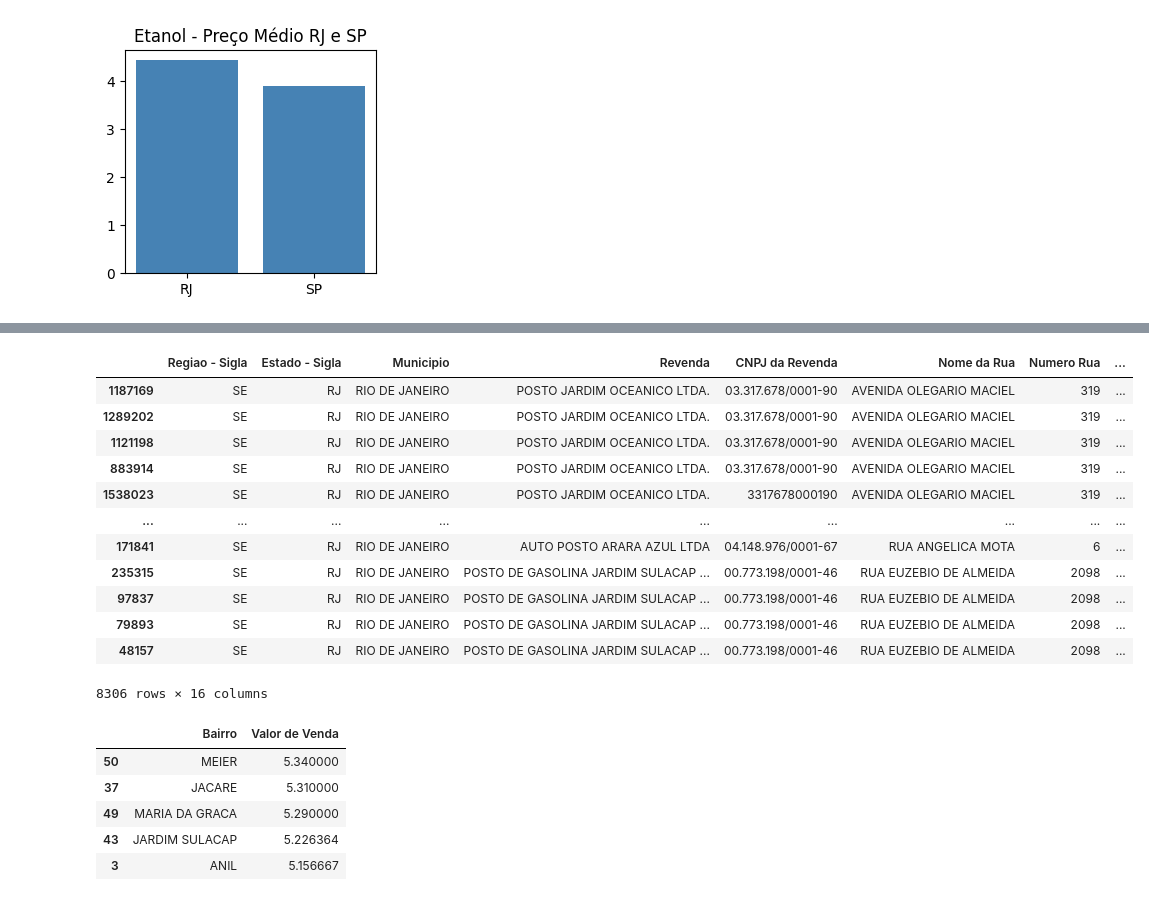
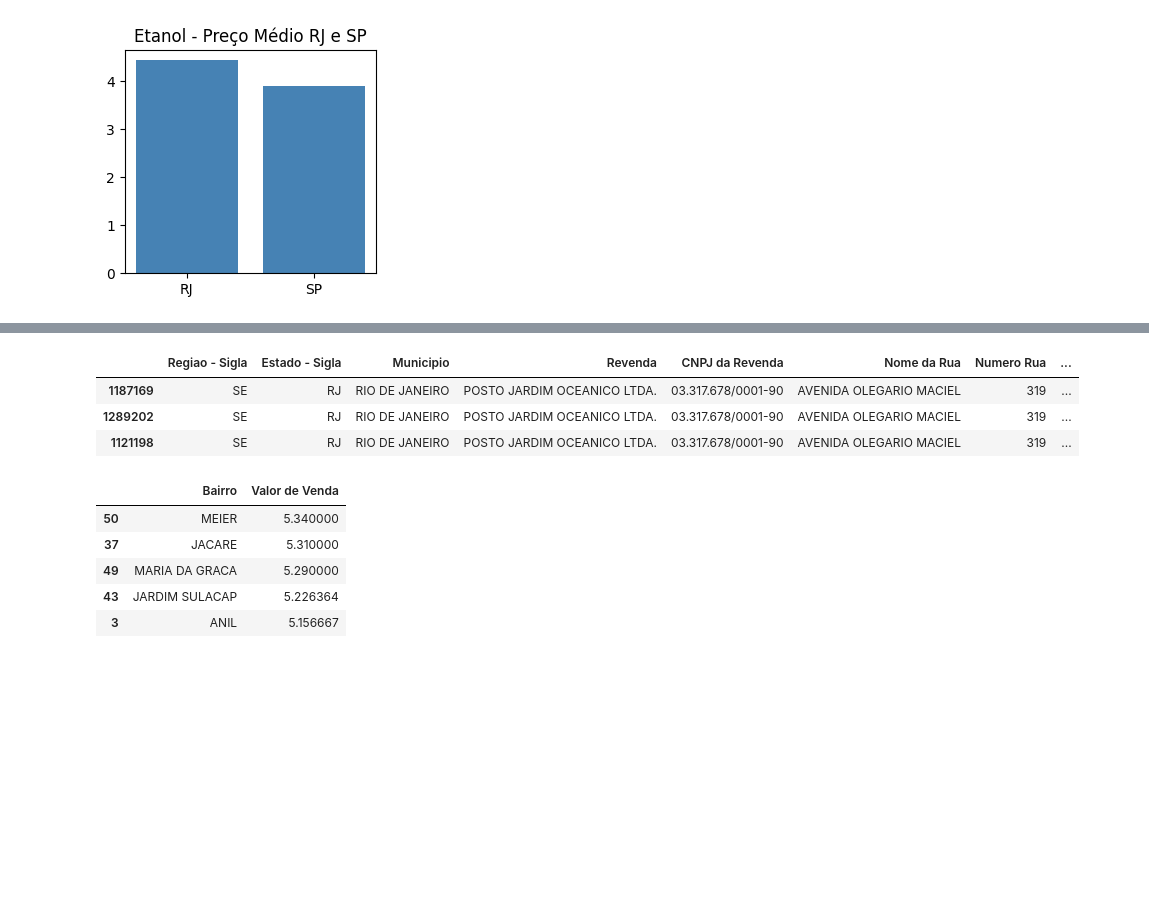
Before and after one commit to reboucasicaro-del/SENAC_DADOS_CASSIO, a Jupyter notebook: arq_04_mini_projeto.ipynb, the cells around one changed output, grey strips where cells are left out. Saved outputs shown, nothing was run; the diff lists cells and outputs as text; code cells hidden in the pictures; blank space fills up the shorter version.

```diff
--- a/arq_04_mini_projeto.ipynb
+++ b/arq_04_mini_projeto.ipynb
@@ -31,7 +31,12 @@ display(df.tail(5))
 # %% [markdown]
 ![image.png](attachment:image.png)
 # %%
-df_produto = df.loc[df['Produto'] == 'GASOLINA']
-df_produto
+#df_produto = df.loc[df['Produto'] == 'GASOLINA'] #contexto de filtro, não aparece na planilha/grafico final
+
+df_gas_rj = df.loc[(df['Estado - Sigla'] == 'RJ') & (df['Produto'] == "GASOLINA")]
+
+#df_produto
+
+df_gas_rj
 # %% [output]
 |  | Regiao - Sigla | Estado - Sigla | Municipio | Revenda | CNPJ da Revenda | Nome da Rua | Numero Rua | ... |
@@ -149,23 +192,16 @@ plt.show()
 # %%
 df_capital_rj = df_produto.loc[df_produto['Municipio'] == 'RIO DE JANEIRO']
 
+#df_capital_rj = df.loc[(df['Municipio'] == 'RIO DE JANEIRO') & (df['Produto'] == 'GASOLINA')]
+
 df_capital_rj.sort_values(by='Valor de Venda', ascending=False, inplace=True)
 
-df_capital_rj
+df_capital_rj.head(3)
 # %% [output]
 |  | Regiao - Sigla | Estado - Sigla | Municipio | Revenda | CNPJ da Revenda | Nome da Rua | Numero Rua | ... |
 | 1187169 | SE | RJ | RIO DE JANEIRO | POSTO JARDIM OCEANICO LTDA. | 03.317.678/0001-90 | AVENIDA OLEGARIO MACIEL | 319 | ... |
 | 1289202 | SE | RJ | RIO DE JANEIRO | POSTO JARDIM OCEANICO LTDA. | 03.317.678/0001-90 | AVENIDA OLEGARIO MACIEL | 319 | ... |
 | 1121198 | SE | RJ | RIO DE JANEIRO | POSTO JARDIM OCEANICO LTDA. | 03.317.678/0001-90 | AVENIDA OLEGARIO MACIEL | 319 | ... |
-| 883914 | SE | RJ | RIO DE JANEIRO | POSTO JARDIM OCEANICO LTDA. | 03.317.678/0001-90 | AVENIDA OLEGARIO MACIEL | 319 | ... |
-| 1538023 | SE | RJ | RIO DE JANEIRO | POSTO JARDIM OCEANICO LTDA. | 3317678000190 | AVENIDA OLEGARIO MACIEL | 319 | ... |
-| ... | ... | ... | ... | ... | ... | ... | ... | ... |
-| 171841 | SE | RJ | RIO DE JANEIRO | AUTO POSTO ARARA AZUL LTDA | 04.148.976/0001-67 | RUA ANGELICA MOTA | 6 | ... |
-| 235315 | SE | RJ | RIO DE JANEIRO | POSTO DE GASOLINA JARDIM SULACAP ... | 00.773.198/0001-46 | RUA EUZEBIO DE ALMEIDA | 2098 | ... |
-| 97837 | SE | RJ | RIO DE JANEIRO | POSTO DE GASOLINA JARDIM SULACAP ... | 00.773.198/0001-46 | RUA EUZEBIO DE ALMEIDA | 2098 | ... |
-| 79893 | SE | RJ | RIO DE JANEIRO | POSTO DE GASOLINA JARDIM SULACAP ... | 00.773.198/0001-46 | RUA EUZEBIO DE ALMEIDA | 2098 | ... |
-| 48157 | SE | RJ | RIO DE JANEIRO | POSTO DE GASOLINA JARDIM SULACAP ... | 00.773.198/0001-46 | RUA EUZEBIO DE ALMEIDA | 2098 | ... |
-8306 rows × 16 columns
 # %%
 df_media_capital_rj = df_capital_rj.groupby('Bairro')['Valor de Venda'].mean().reset_index()
 
```
Also changed, not shown: parts of 9 cells of this notebook.
